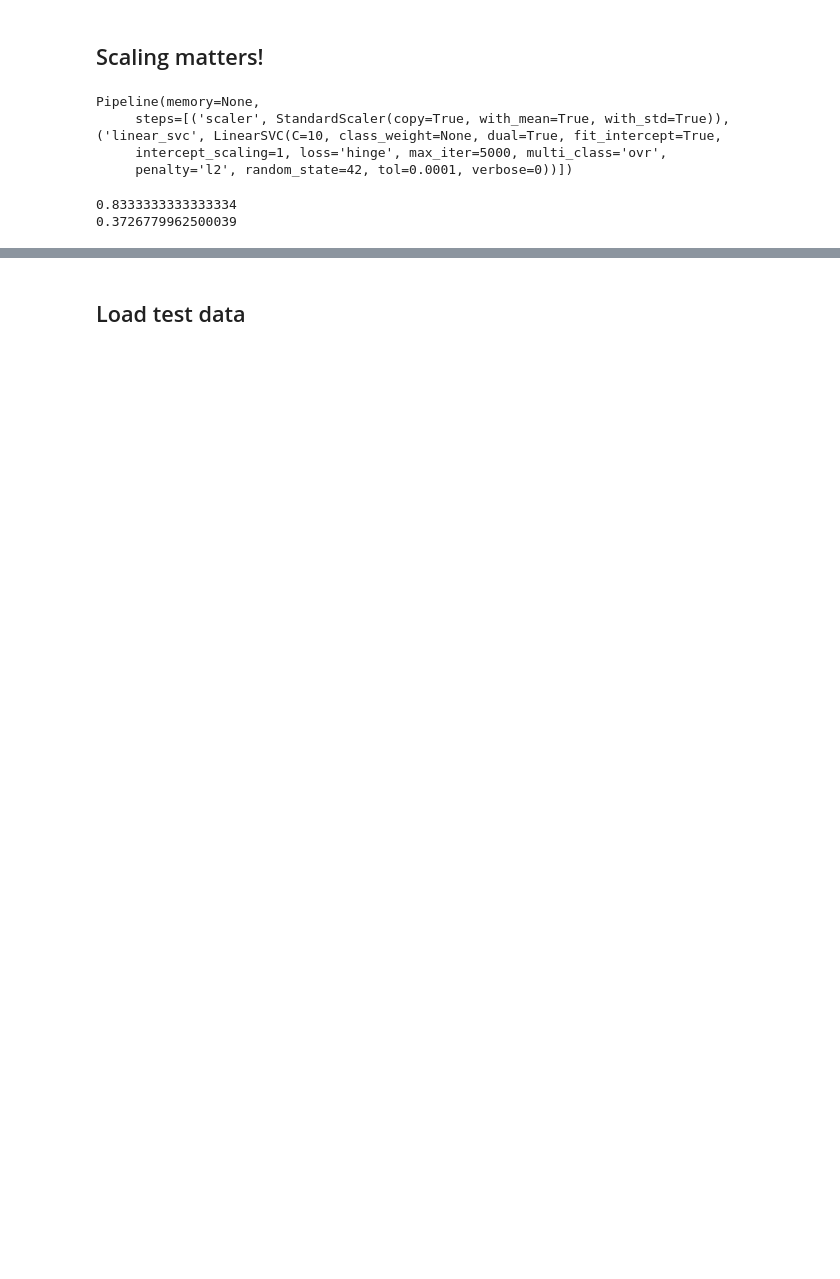
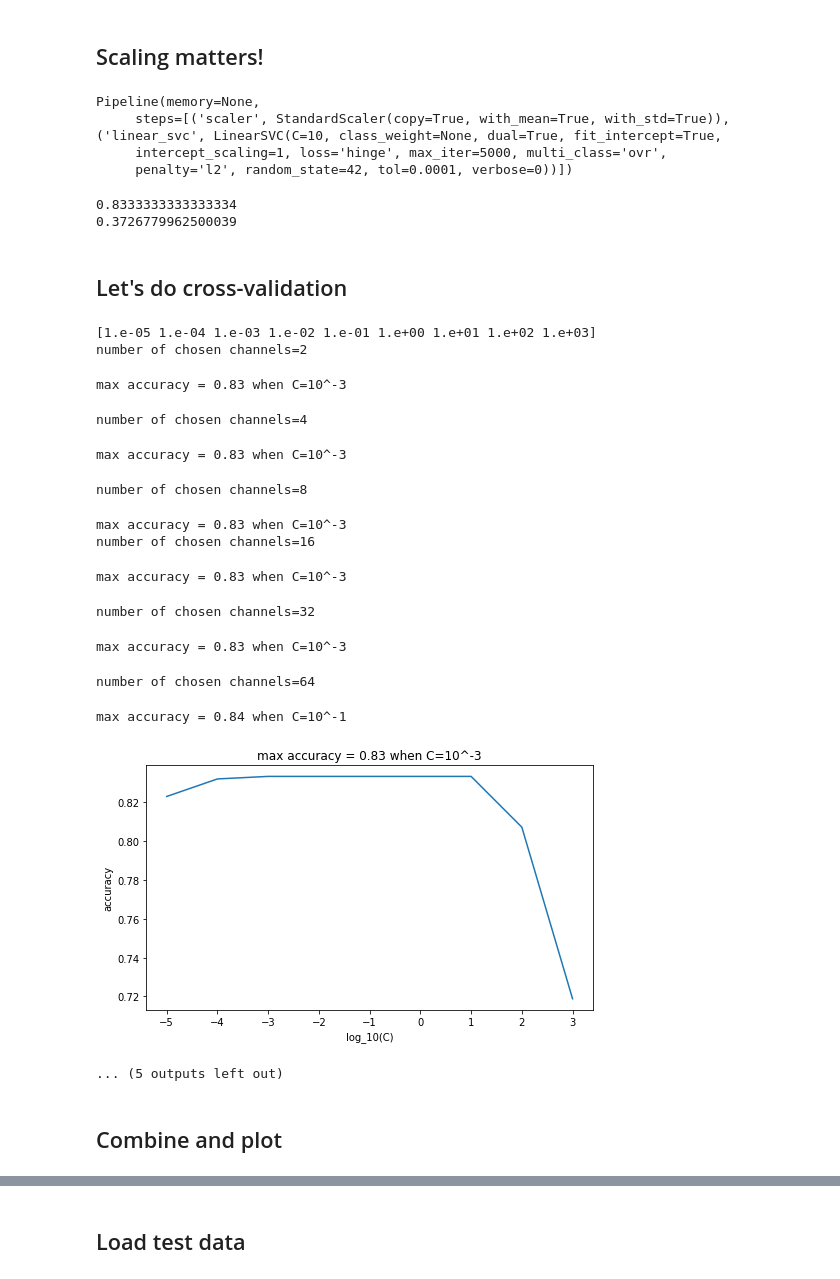
Before and after one commit to ys7yoo/iP300, a Jupyter notebook: classifyUsingSVM.ipynb, the cells around one changed output, grey strips where cells are left out. Saved outputs shown, nothing was run; the diff lists cells and outputs as text; code cells hidden in the pictures; blank space fills up the shorter version.

Commit message:
results for subject A

```diff
--- a/classifyUsingSVM.ipynb
+++ b/classifyUsingSVM.ipynb
@@ -73,6 +87,8 @@ X_train, Y_train = load_data(subject, 'train', num_epoches)
 def load_channel_mask(subject, num_channels):
     return np.loadtxt('mask/{}_chosen_channel_mask_{}.txt'.format(subject,num_channels), dtype=int)
 # %%
-mask = load_channel_mask(subject,2)
+#num_chosen_channels=2
+num_chosen_channels=4
+mask = load_channel_mask(subject,num_chosen_channels)
 #plt.plot(mask)
 print(mask)
@@ -151,0 +173,76 @@ print(np.std(Y_train==Yhat))
+# %% [markdown]
+## Let's do cross-validation
+# %%
+# repeat cross-validation for a wide range of C
+from sklearn.model_selection import cross_val_score
+
+
+
+#Cs = 10**np.linspace(-20,20,41)
+Cs = 10**np.linspace(-5,3,9)
+print(Cs)
+k = 5
+
+for num_chosen_channels in (2, 4, 8, 16, 32, 64):
+    print("number of chosen channels={}".format(num_chosen_channels))
+    mask = load_channel_mask(subject,num_chosen_channels)
+
+    X_train_chosen=apply_mask(X_train, mask)
+    X_train_chosen.shape
+
+
+    accuracy = list()
+    for C in tqdm(Cs):
+        # model: linear SVM
+        clf = Pipeline([
+            ("scaler", StandardScaler()),
+            ("linear_svc", LinearSVC(C=C, loss="hinge",  random_state=42)), # class_weight='balanced',
+        ])
+
+        accuracy.append(cross_val_score(clf, X_train_chosen, Y_train.ravel(), cv=k))
+
+
+    # calc mean accuracy
+    mean_accuracy = np.mean(accuracy,axis=1)
+    #print(mean_accuracy)
+
+    maxIdx=np.argmax(mean_accuracy)
+    print("max accuracy = {:.2f} when C=10^{:.0f}".format(mean_accuracy[maxIdx], np.log10(Cs[maxIdx])))
+
+    np.savetxt("{}_training_accuracy_SVM_ch{}.txt".format(subject,num_chosen_channels), mean_accuracy, fmt="%.2f")
+
+
+    # save model
+    joblib.dump(clf, "{}_model_SVM_ch{}.model".format(subject,num_chosen_channels))
+
+
+    # plot results
+    plt.figure(figsize=(8, 4.5))
+
+    plt.plot(np.log10(Cs),mean_accuracy)
+    #plt.plot(np.log10(Cs), baseAcc*np.ones_like(Cs), '--')
+    plt.xlabel('log_10(C)')
+    plt.ylabel('accuracy')
+
+    plt.title("max accuracy = {:.2f} when C=10^{:.0f}".format(mean_accuracy[maxIdx], np.log10(Cs[maxIdx])))
+
+    plt.savefig("{}_training_accuracy_SVM_ch{}.pdf".format(subject,num_chosen_channels))
+    plt.savefig("{}_training_accuracy_SVM_ch{}.png".format(subject,num_chosen_channels))
+# %% [output]
+[1.e-05 1.e-04 1.e-03 1.e-02 1.e-01 1.e+00 1.e+01 1.e+02 1.e+03]
+number of chosen channels=2
+max accuracy = 0.83 when C=10^-3
+number of chosen channels=4
+max accuracy = 0.83 when C=10^-3
+number of chosen channels=8
+max accuracy = 0.83 when C=10^-3
+number of chosen channels=16
+max accuracy = 0.83 when C=10^-3
+number of chosen channels=32
+max accuracy = 0.83 when C=10^-3
+number of chosen channels=64
+max accuracy = 0.84 when C=10^-1
+[figure, added]
+... (5 outputs left out)
+# %% [markdown]
+## Combine and plot
```
Also changed, not shown: parts of 13 cells of this notebook, 26 other files.
